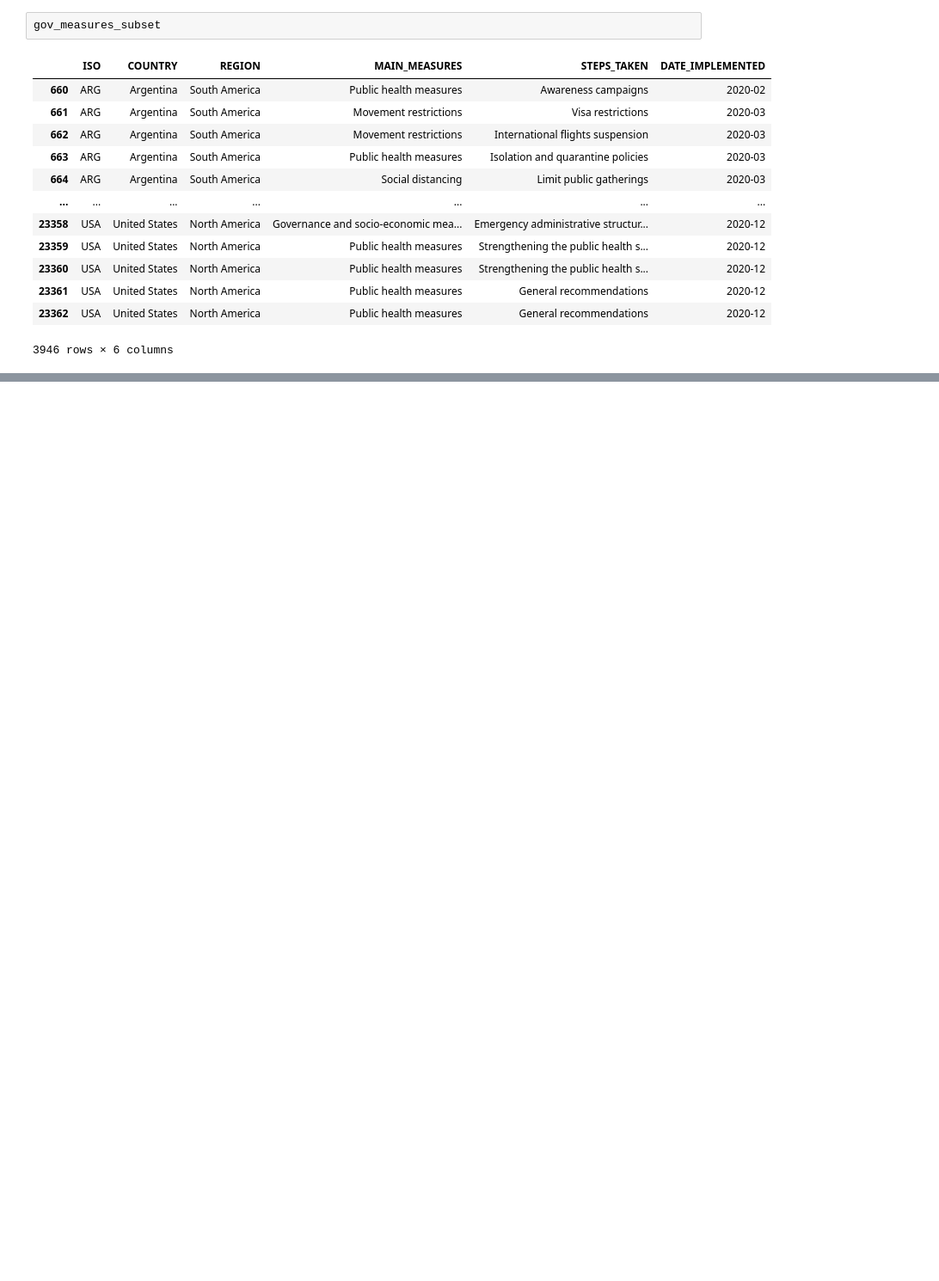
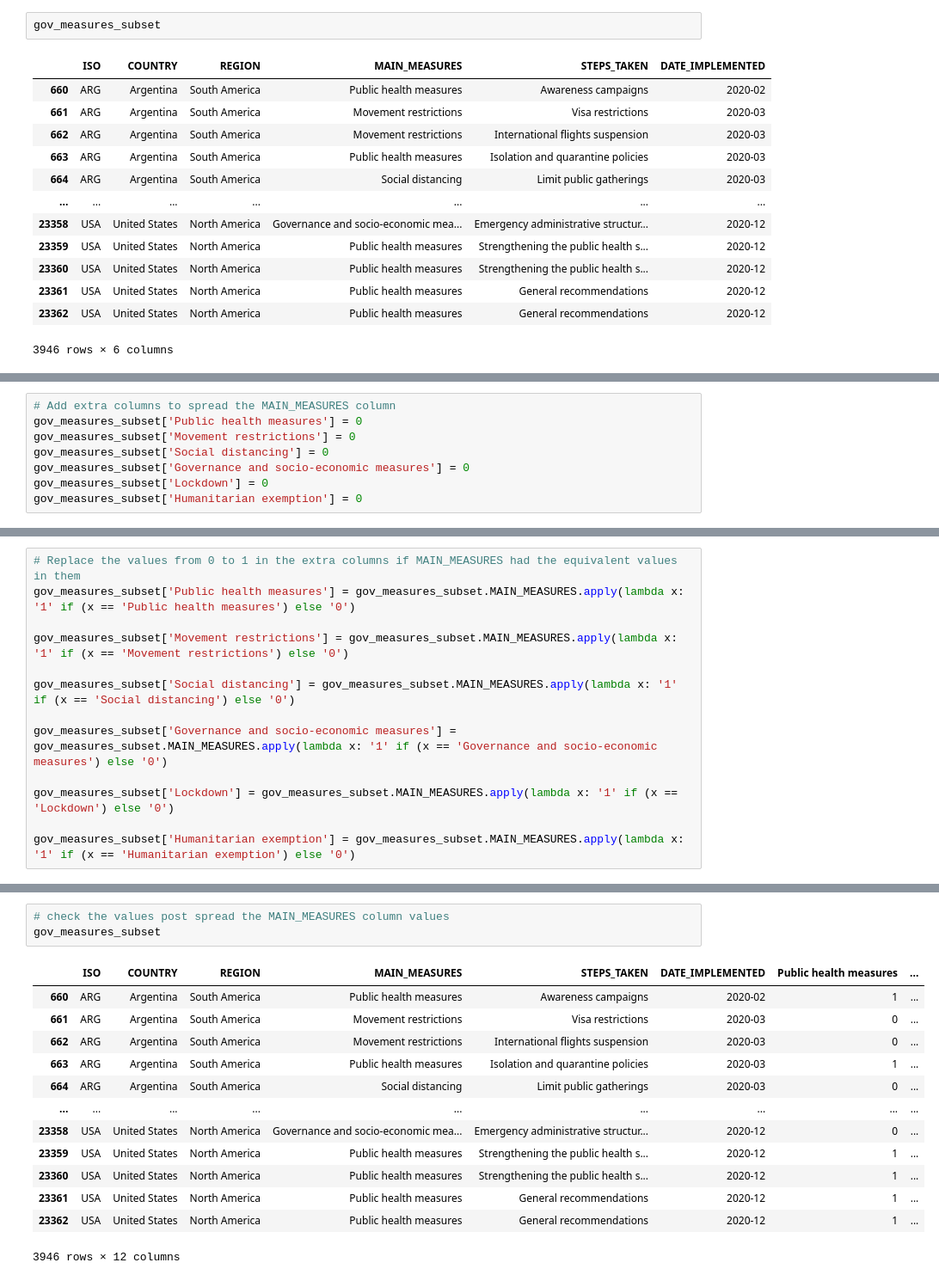
Before and after one commit to Aranish/Deviants-covid19, a Jupyter notebook: jupyter_notebook/Will Project - Data cleaning - Gov Measures.ipynb, the cells around one changed output, grey strips where cells are left out. Shown at 86% size. Drawn from its saved outputs; the diff is of its cells as text; blank space fills up the shorter version.

Commit message:
Changes in gov measure file to split the measure column to multiple columns

```diff
--- a/jupyter_notebook/Will Project - Data cleaning - Gov Measures.ipynb
+++ b/jupyter_notebook/Will Project - Data cleaning - Gov Measures.ipynb
@@ -621,0 +645,8 @@ gov_measures_subset
+# %%
+# Add extra columns to spread the MAIN_MEASURES column
+gov_measures_subset['Public health measures'] = 0
+gov_measures_subset['Movement restrictions'] = 0
+gov_measures_subset['Social distancing'] = 0
+gov_measures_subset['Governance and socio-economic measures'] = 0
+gov_measures_subset['Lockdown'] = 0
+gov_measures_subset['Humanitarian exemption'] = 0
@@ -621,0 +671,13 @@ gov_measures_subset
+# %%
+# Replace the values from 0 to 1 in the extra columns if MAIN_MEASURES had the equivalent values in them
+gov_measures_subset['Public health measures'] = gov_measures_subset.MAIN_MEASURES.apply(lambda x: '1' if (x == 'Public health measures') else '0')
+
+gov_measures_subset['Movement restrictions'] = gov_measures_subset.MAIN_MEASURES.apply(lambda x: '1' if (x == 'Movement restrictions') else '0')
+
+gov_measures_subset['Social distancing'] = gov_measures_subset.MAIN_MEASURES.apply(lambda x: '1' if (x == 'Social distancing') else '0')
+
+gov_measures_subset['Governance and socio-economic measures'] = gov_measures_subset.MAIN_MEASURES.apply(lambda x: '1' if (x == 'Governance and socio-economic measures') else '0')
+
+gov_measures_subset['Lockdown'] = gov_measures_subset.MAIN_MEASURES.apply(lambda x: '1' if (x == 'Lockdown') else '0')
+
+gov_measures_subset['Humanitarian exemption'] = gov_measures_subset.MAIN_MEASURES.apply(lambda x: '1' if (x == 'Humanitarian exemption') else '0')
@@ -621,0 +702,17 @@ gov_measures_subset
+# %%
+# check the values post spread the MAIN_MEASURES column values
+gov_measures_subset
+# %% [output]
+|  | ISO | COUNTRY | REGION | MAIN_MEASURES | STEPS_TAKEN | DATE_IMPLEMENTED | Public health measures | ... |
+| 660 | ARG | Argentina | South America | Public health measures | Awareness campaigns | 2020-02 | 1 | ... |
+| 661 | ARG | Argentina | South America | Movement restrictions | Visa restrictions | 2020-03 | 0 | ... |
+| 662 | ARG | Argentina | South America | Movement restrictions | International flights suspension | 2020-03 | 0 | ... |
+| 663 | ARG | Argentina | South America | Public health measures | Isolation and quarantine policies | 2020-03 | 1 | ... |
+| 664 | ARG | Argentina | South America | Social distancing | Limit public gatherings | 2020-03 | 0 | ... |
+| ... | ... | ... | ... | ... | ... | ... | ... | ... |
+| 23358 | USA | United States | North America | Governance and socio-economic mea... | Emergency administrative structur... | 2020-12 | 0 | ... |
+| 23359 | USA | United States | North America | Public health measures | Strengthening the public health s... | 2020-12 | 1 | ... |
+| 23360 | USA | United States | North America | Public health measures | Strengthening the public health s... | 2020-12 | 1 | ... |
+| 23361 | USA | United States | North America | Public health measures | General recommendations | 2020-12 | 1 | ... |
+| 23362 | USA | United States | North America | Public health measures | General recommendations | 2020-12 | 1 | ... |
+3946 rows × 12 columns
```
Also changed, not shown: parts of 15 cells of this notebook, 1 other file.
